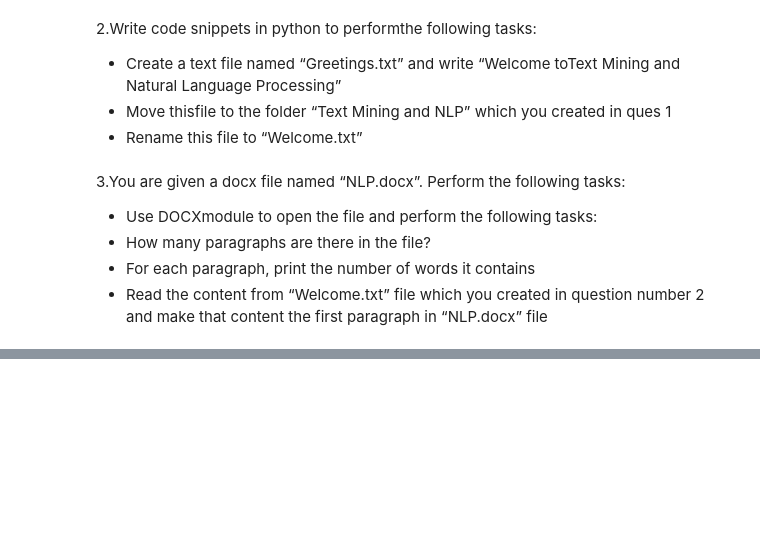
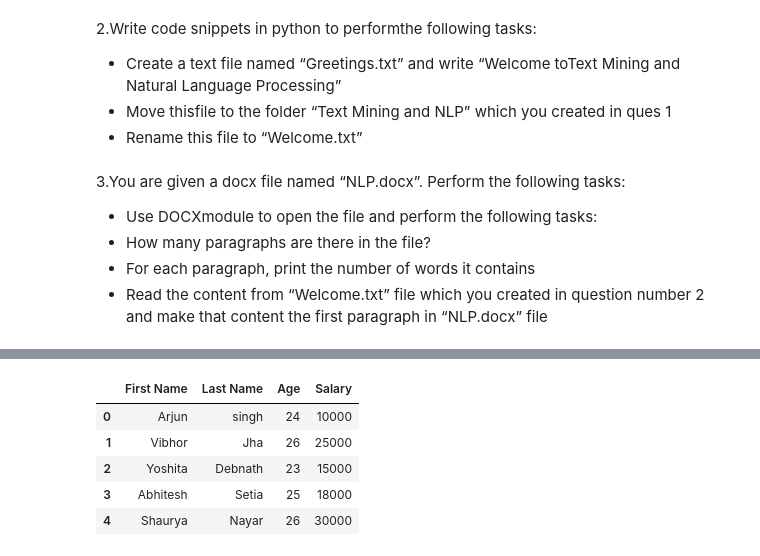
Before and after one commit to kumaramardeep342/Colab-Work, a Jupyter notebook: Edureka_AI__NLP_M1_CaseStudy1.ipynb, the cells around one changed output, grey strips where cells are left out. Cells and saved outputs as stored; diff of their text form; code cells hidden in the pictures; blank space fills up the shorter version.

```diff
--- a/Edureka_AI__NLP_M1_CaseStudy1.ipynb
+++ b/Edureka_AI__NLP_M1_CaseStudy1.ipynb
@@ -25,0 +63,11 @@
+# %%
+#Delete “Name” Column
+EmployeeDetails.drop(columns=['Name'],inplace=True)
+EmployeeDetails.head()
+# %% [output]
+|  | First Name | Last Name | Age | Salary |
+| 0 | Arjun | singh | 24 | 10000 |
+| 1 | Vibhor | Jha | 26 | 25000 |
+| 2 | Yoshita | Debnath | 23 | 15000 |
+| 3 | Abhitesh | Setia | 25 | 18000 |
+| 4 | Shaurya | Nayar | 26 | 30000 |
```
Also changed, not shown: parts of 5 cells of this notebook.
